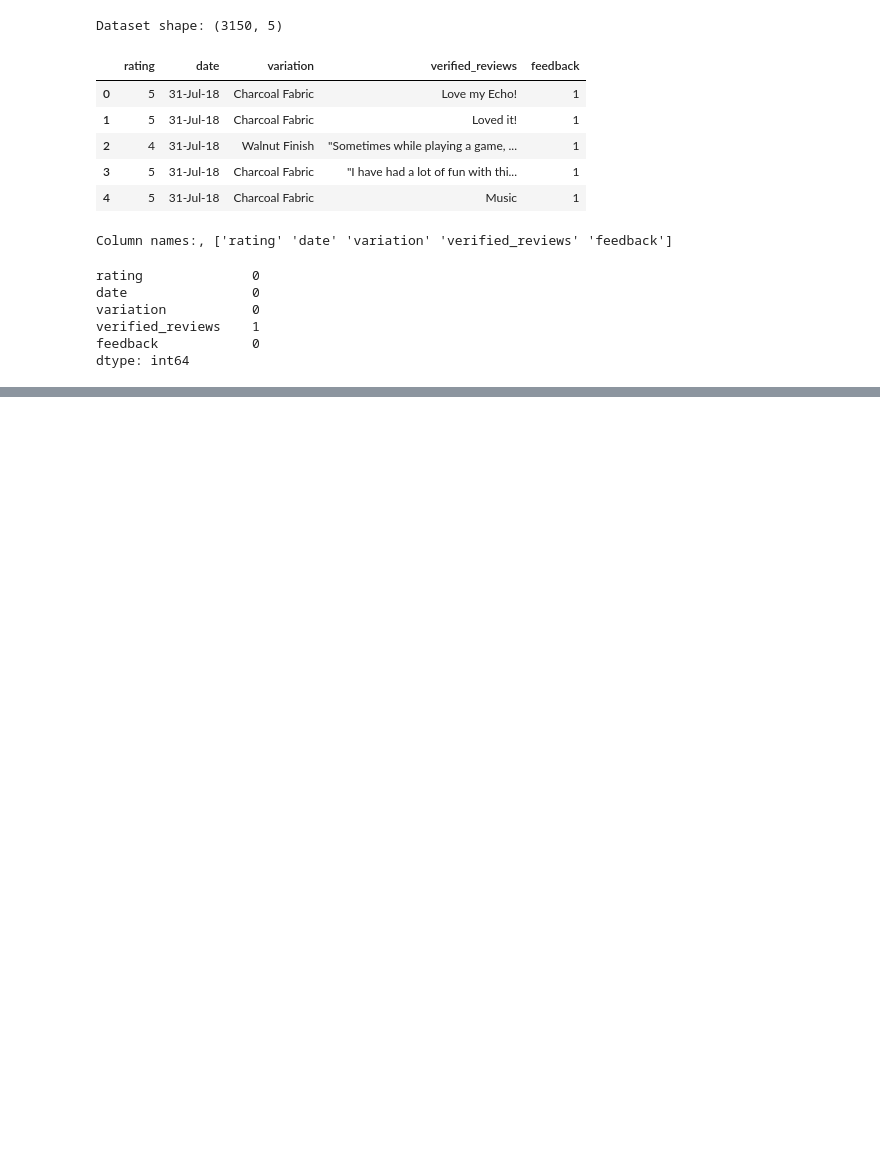
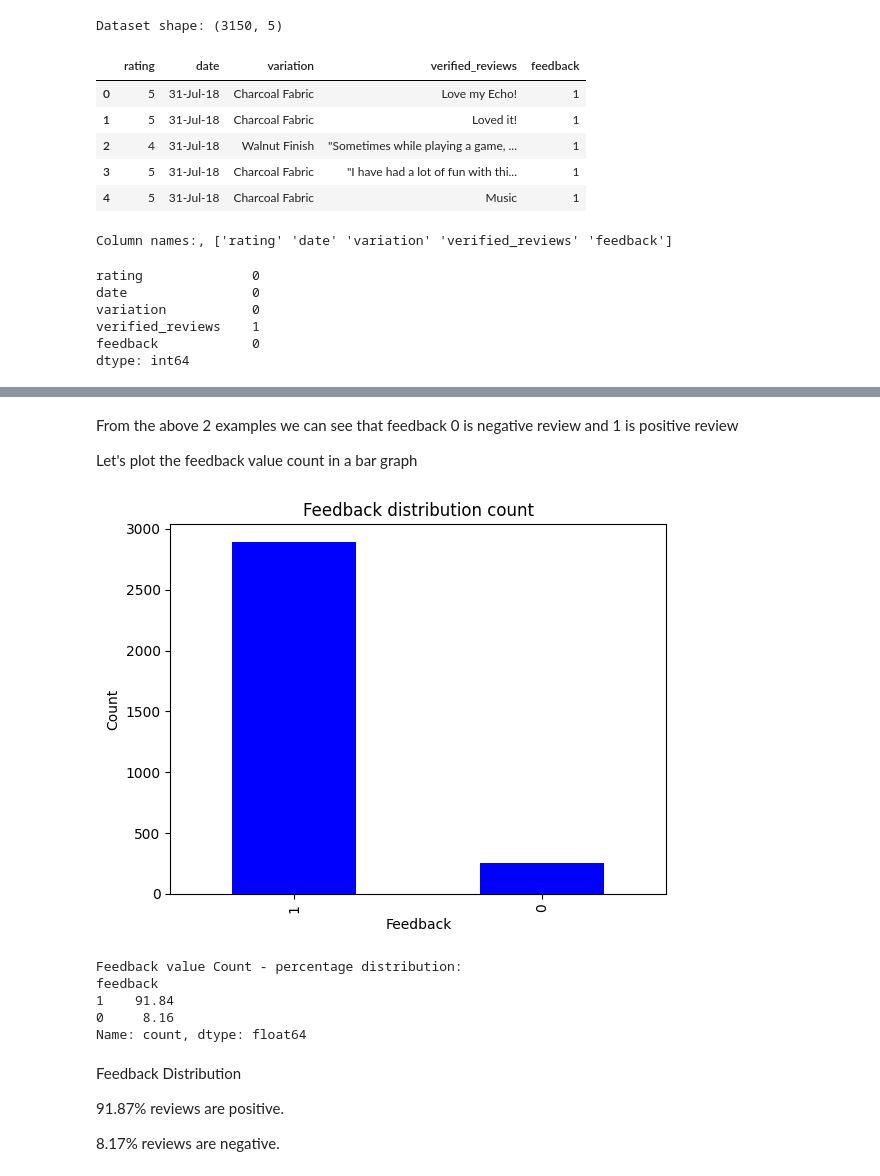
Before and after one commit to akriti-e/Sentiment-Analysis-on-Amazon-Reviews-NLP, a Jupyter notebook: Sentiment Analysis on Amazon Reviews.ipynb, the cells around one changed output, grey strips where cells are left out. Drawn from its saved outputs; the diff is of its cells as text; code cells hidden in the pictures; blank space fills up the shorter version.

```diff
--- a/Sentiment Analysis on Amazon Reviews.ipynb
+++ b/Sentiment Analysis on Amazon Reviews.ipynb
@@ -106,0 +261,30 @@ data.head()
+# %% [markdown]
+From the above 2 examples we can see that feedback 0 is negative review and 1 is positive review
+
+Let's plot the feedback value count in a bar graph
+# %%
+# Bar graph to visualize the total counts of each feedback
+
+data['feedback'].value_counts().plot.bar(color = 'blue')
+plt.title('Feedback distribution count')
+plt.xlabel('Feedback')
+plt.ylabel('Count')
+plt.show()
+# %% [output]
+[figure, added]
+# %%
+# Finding the percentage distribution of each feedback - we'll divide the number of records for each feedback by total number
+
+print(f"Feedback value Count - percentage distribution: \n{round(data['feedback'].value_counts()/data.shape[0]*100,2)}")
+# %% [output]
+Feedback value Count - percentage distribution:
+feedback
+1    91.84
+0     8.16
+Name: count, dtype: float64
+# %% [markdown]
+Feedback Distribution
+
+91.87% reviews are positive.
+
+8.17% reviews are negative.
```
Also changed, not shown: parts of 22 cells of this notebook, 1 other file.
